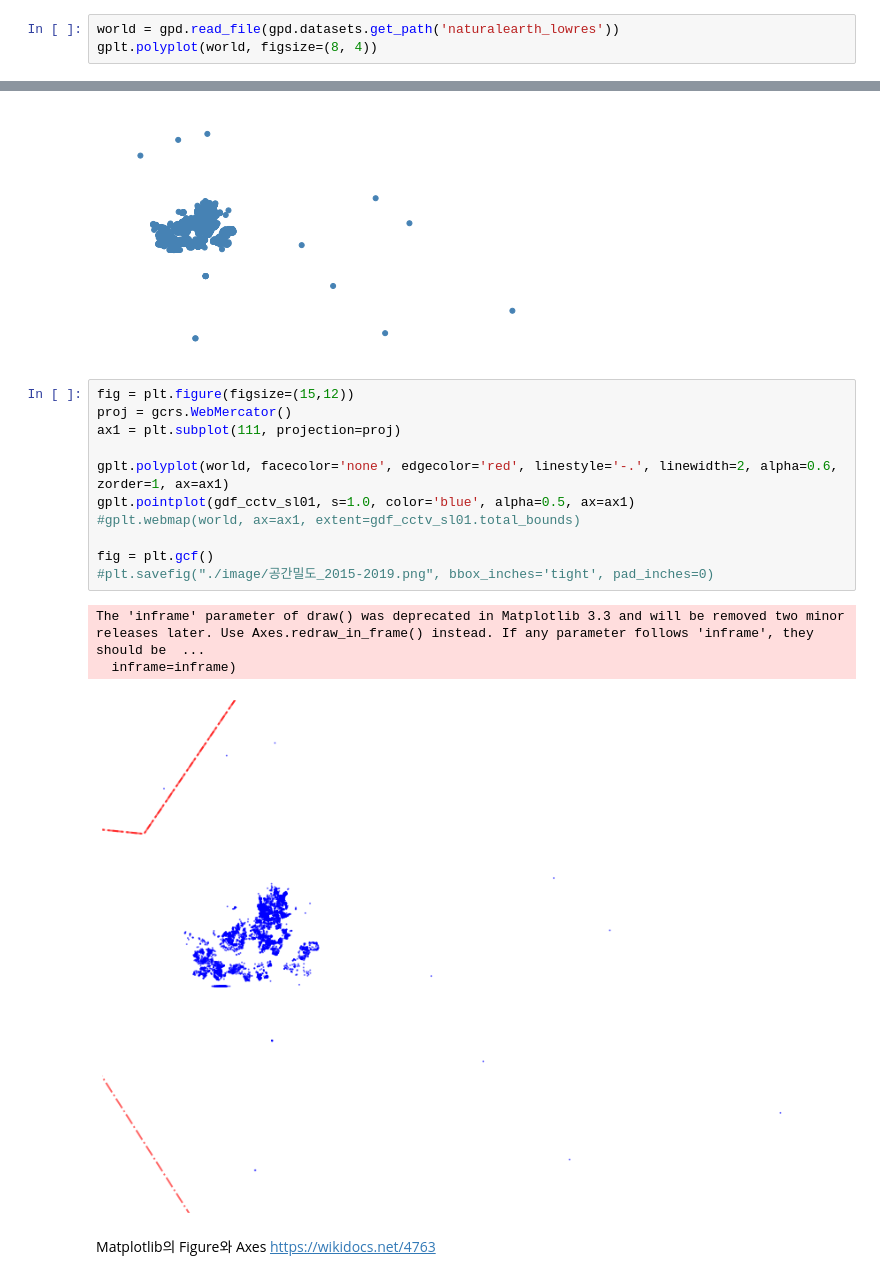
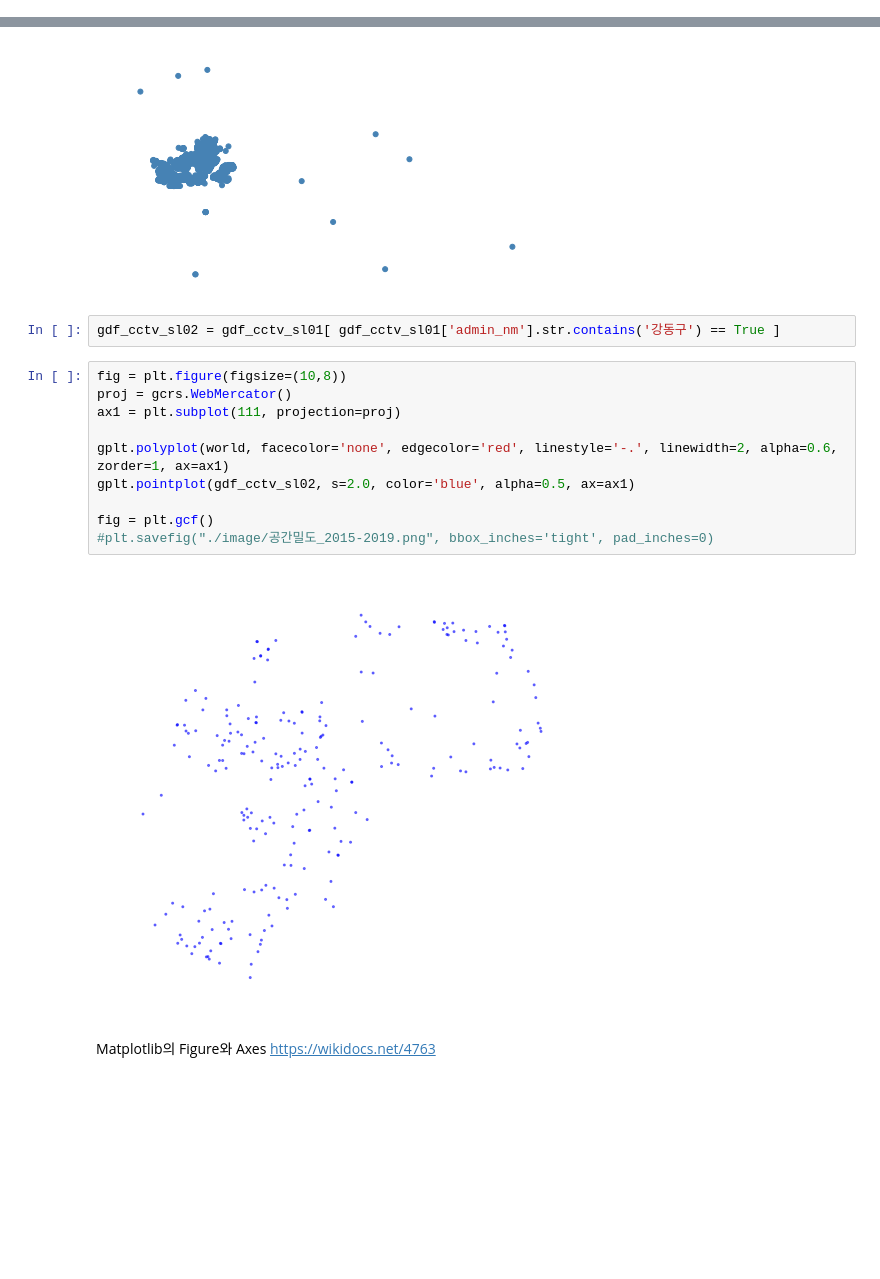
Before and after one commit to thlee33/geography2021, a Jupyter notebook: 08_coordinate.ipynb, the cells around one changed output, grey strips where cells are left out. Saved outputs shown, nothing was run; the diff lists cells and outputs as text; blank space fills up the shorter version.

```diff
--- a/08_coordinate.ipynb
+++ b/08_coordinate.ipynb
@@ -139,6 +164,3 @@ gdf_cctv_sl01_3857.plot() #ax=ax, color='red')
 plt.show()
 # %% [output]
 [figure]
-# %%
-world = gpd.read_file(gpd.datasets.get_path('naturalearth_lowres'))
-gplt.polyplot(world, figsize=(8, 4))
@@ -150,21 +169,20 @@ gplt.pointplot(gdf_cctv_sl01)
 # %% [output]
 <AxesSubplot:>
 [figure]
+# %%
+gdf_cctv_sl02 = gdf_cctv_sl01[ gdf_cctv_sl01['admin_nm'].str.contains('강동구') == True ]
 # %%
-fig = plt.figure(figsize=(15,12))
+fig = plt.figure(figsize=(10,8))
 proj = gcrs.WebMercator()
 ax1 = plt.subplot(111, projection=proj)
 
 gplt.polyplot(world, facecolor='none', edgecolor='red', linestyle='-.', linewidth=2, alpha=0.6, zorder=1, ax=ax1)
-gplt.pointplot(gdf_cctv_sl01, s=1.0, color='blue', alpha=0.5, ax=ax1)
-#gplt.webmap(world, ax=ax1, extent=gdf_cctv_sl01.total_bounds)
+gplt.pointplot(gdf_cctv_sl02, s=2.0, color='blue', alpha=0.5, ax=ax1)
 
 fig = plt.gcf()
 #plt.savefig("./image/공간밀도_2015-2019.png", bbox_inches='tight', pad_inches=0)
 # %% [output]
-The 'inframe' parameter of draw() was deprecated in Matplotlib 3.3 and will be removed two minor releases later. Use Axes.redraw_in_frame() instead. If any parameter follows 'inframe', they should be  ...
-  inframe=inframe)
-[figure, old version]
+[figure, new version]
 # %% [markdown]
 Matplotlib의 Figure와 Axes
 https://wikidocs.net/4763
```
Also changed, not shown: parts of 5 cells of this notebook, 12 other files.
